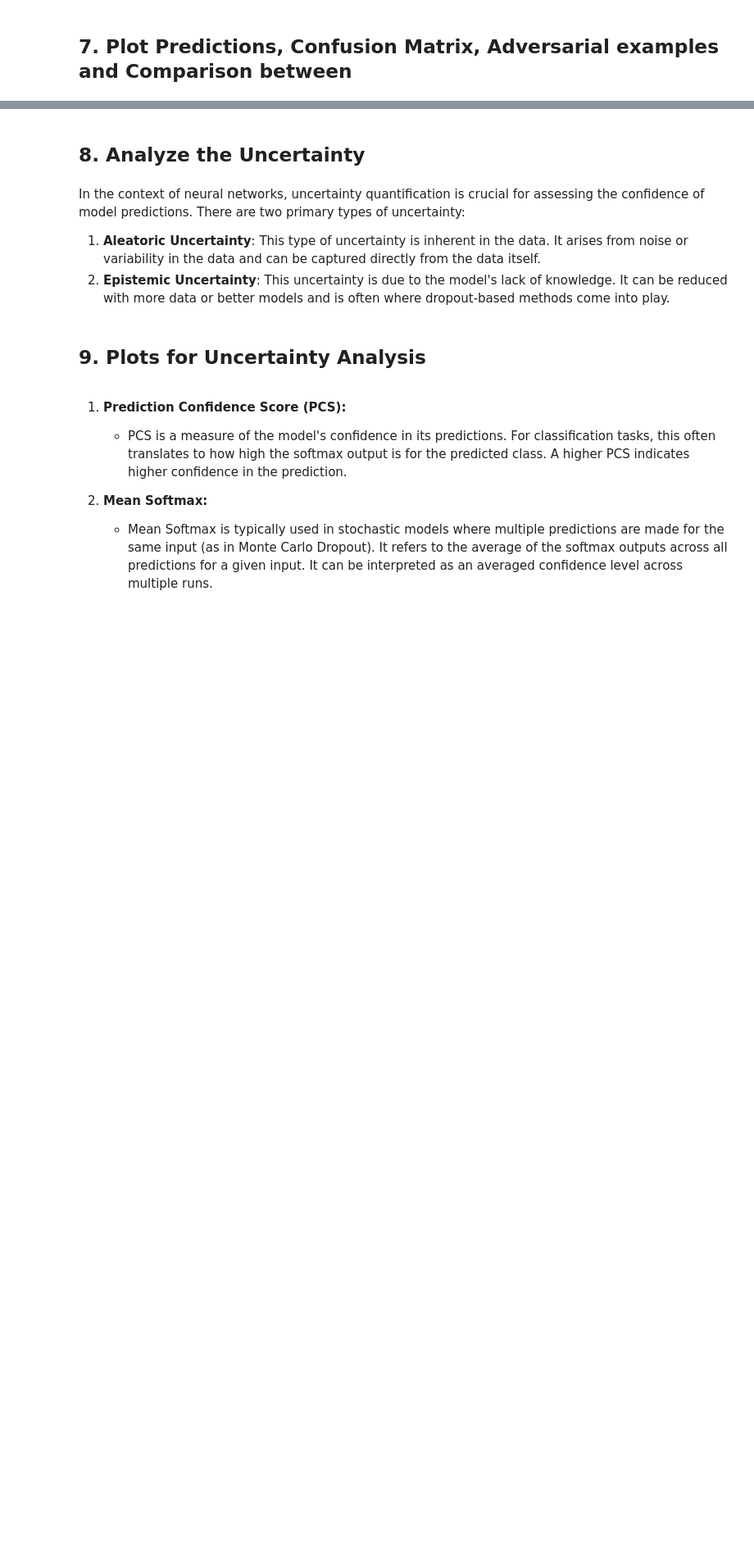
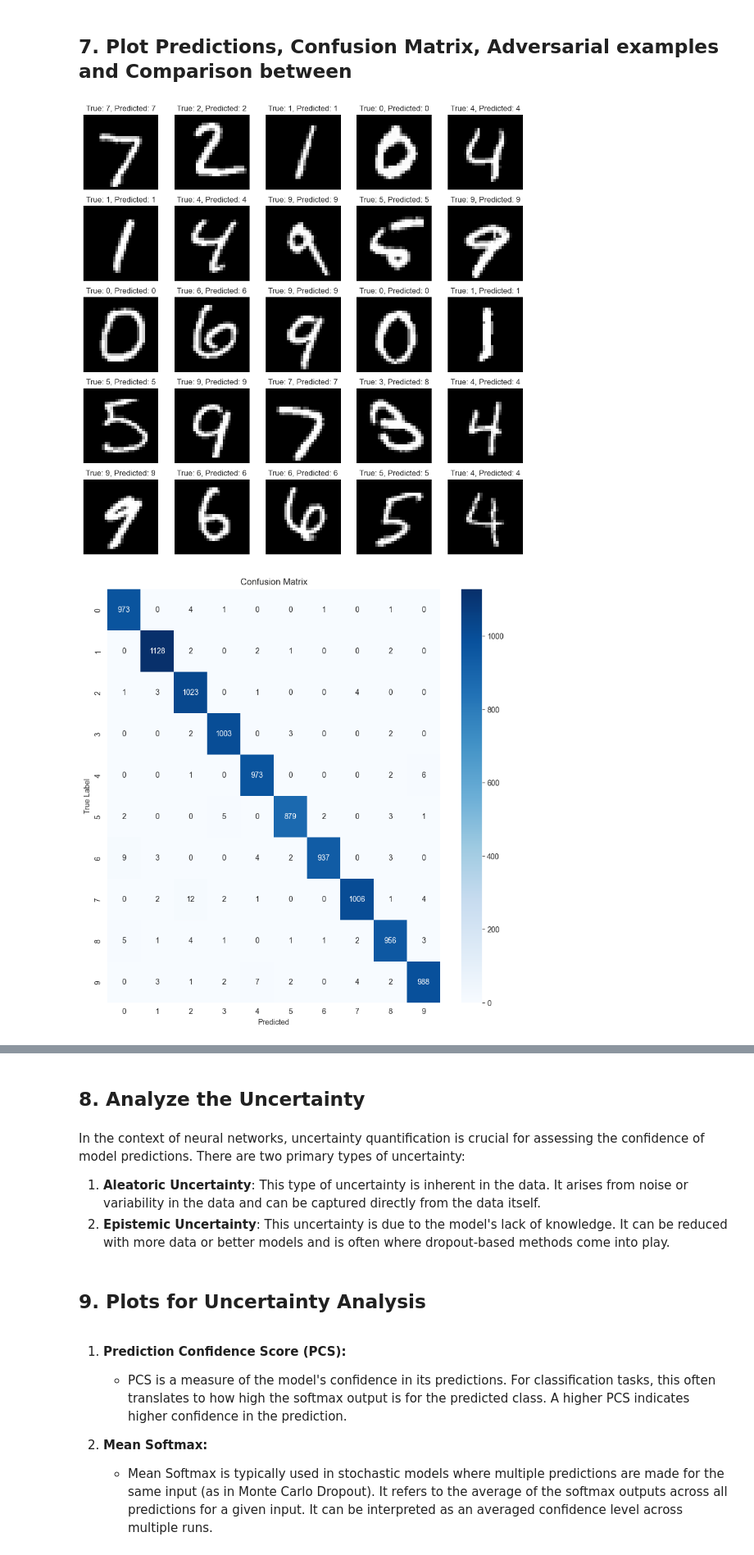
Before and after one commit to mrfratti/fihajo, a Jupyter notebook: notebooks/tensorflow-uwiz.ipynb, the cells around one changed output, grey strips where cells are left out. Shown: that part at 82% size. Drawn from its saved outputs; the diff is of its cells as text; code cells hidden in the pictures; blank space fills up the shorter version.

```diff
--- a/notebooks/tensorflow-uwiz.ipynb
+++ b/notebooks/tensorflow-uwiz.ipynb
@@ -183,13 +273,14 @@ plt.show()
 ## 5. Evaluate Model
 # %%
 # Load the saved model weights
-model.inner.load_weights('data/model/model_weights.h5')
+model.inner.load_weights('data/model/clean_model_weights.h5')
 print("Model weights loaded from disk")
 
 # Evaluate the model
 test_loss, test_acc = model.evaluate(x_test, y_test, verbose=2)
-print('\nTest accuracy', test_acc)
-print('\nTest loss', test_loss)
+#print('\nTest accuracy', test_acc)
+#print('\nTest loss', test_loss)
+print(f'\nTest Loss: {test_loss:.3f}, Test Accuracy: {test_acc:.3f}')
 
 # Making predictions on the test set
 y_pred = model.predict(x_test)
@@ -198,7 +289,7 @@ y_true = np.argmax(y_test, axis=1)
 
 # Calculate the mean squared error
 mse = tf.reduce_mean(tf.square(y_pred - y_test))
-print(f'\nMSE: {mse:.4f}')
+print(f'\nMSE: {mse:.3f}')
 
 
 num_samples = 25
@@ -212,0 +324,9 @@ print(f'Test RMSE: {round(rmse, 3)}')
+# %%
+# Confusion Matrix and Classification Report
+y_pred = model.predict(x_test)
+y_pred_classes = np.argmax(y_pred, axis=1)
+y_true = np.argmax(y_test, axis=1)
+
+print(confusion_matrix(y_true, y_pred_classes))
+print("\n")
+print(classification_report(y_true, y_pred_classes))
@@ -279,6 +468,35 @@ sns.heatmap(cm, annot=True, fmt="d", cmap='Blues',
 plt.title('Confusion Matrix')
 plt.xlabel('Predicted')
 plt.ylabel('True Label')
+plt.show()
+
+
+# Classification Report
+y_pred_labels = np.argmax(y_pred, axis=1)
+
+if y_true.ndim > 1:
+    y_true_labels = np.argmax(y_true, axis=1)
+else:
+    y_true_labels = y_true
+# Generate classification report
+report = classification_report(y_true_labels, y_pred_labels, output_dict=True)
+
+# Convert the report to a DataFrame
+df_report = pd.DataFrame(report).transpose()
+
+# Remove the 'support'
+df_report = df_report.drop(columns=['support'])
+
+plt.figure(figsize=(10, 6))
+sns.barplot(data=df_report, x=df_report.index, y='precision', label='Precision', color='b', alpha=0.6)
+sns.barplot(data=df_report, x=df_report.index, y='recall', label='Recall', color='g', alpha=0.6)
+sns.barplot(data=df_report, x=df_report.index, y='f1-score', label='F1-Score', color='r', alpha=0.6)
+
+plt.xticks(rotation=45)
+plt.title('Classification Report')
+plt.ylabel('Score')
+plt.legend(loc='upper right')
+plt.tight_layout()
 plt.show()
 
 # Clean and Adversarial examples
@@ -313,30 +531,33 @@ for i in range(num_samples):
 
         # Plot PGD adversarial images
         plt.subplot(3, num_samples, 2 * num_samples + i + 1)
         plt.imshow(x_adv_pgd[i], cmap='gray')
         plt.title(f'PGD\nPred: {predictions_pgd[i]}', fontsize=9)
         plt.axis('off')
 plt.tight_layout(pad=0.4, w_pad=0.5, h_pad=1.0)
 
 timestamp = datetime.datetime.now().strftime("%Y%m%d-%H%M%S")
 filename = f'pred_clean_vs_adv_{timestamp}.png'
 plot_dir = './data/plots//evaluate'
 os.makedirs(plot_dir, exist_ok=True)
 plt.savefig(os.path.join(plot_dir, filename))
 
 plt.show()
 
 
 # Compare
 plt.figure(figsize=(8, 6))
 bar_positions = np.arange(len(accuracies))
 plt.bar(bar_positions, accuracies, color=['blue', 'green', 'red'])
 plt.xticks(bar_positions, labels=['Clean', 'FGSM', 'PGD'])
 plt.ylabel('Accuracy (%)')
 plt.title('Model Accuracy: Clean vs Adversarial Examples')
 plt.ylim(0, 110)
 
 for i, acc in enumerate(accuracies):
     plt.text(i, acc + 2, f'{acc:.2f}', ha='center', va='bottom')
 
 plt.show()
+# %% [output]
+[figure, added]
+[figure, added]
```
Also changed, not shown: parts of 23 cells of this notebook.
